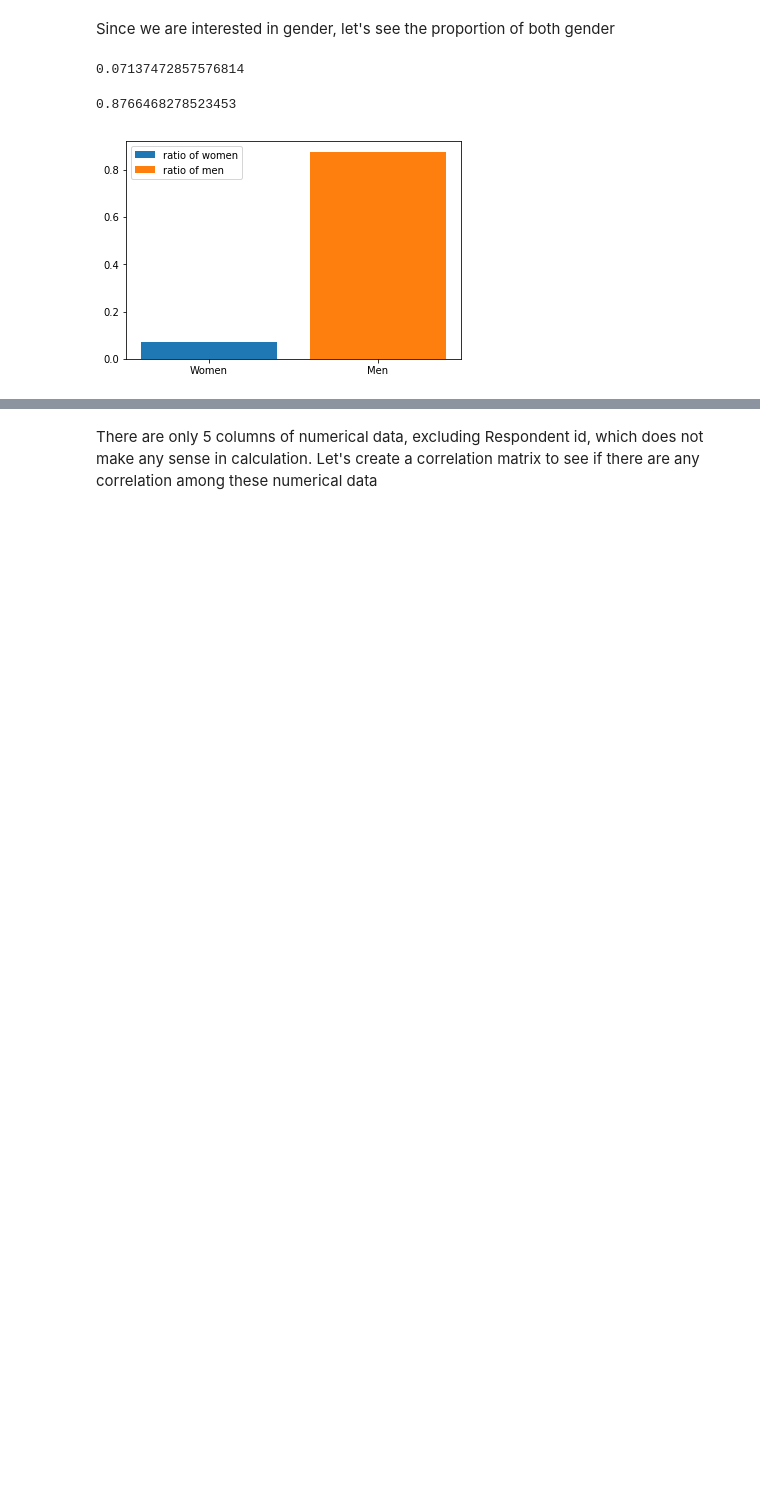
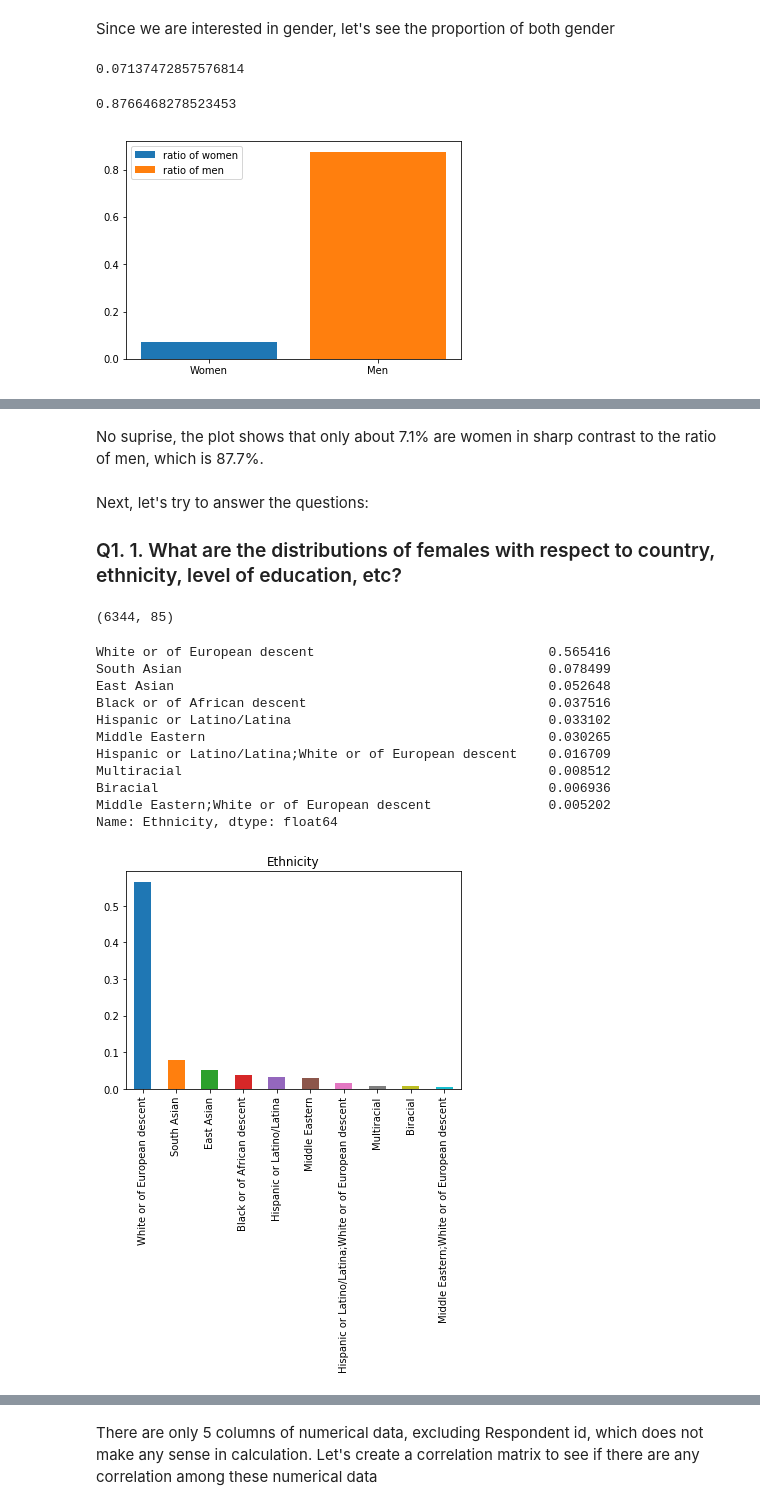
Before and after one commit to Lamasheg/stackoverflow_survey_2019, a Jupyter notebook: stackoverflow_survey.ipynb, the cells around one changed output, grey strips where cells are left out. Cells and saved outputs as stored; diff of their text form; code cells hidden in the pictures; blank space fills up the shorter version.

Commit message:
Feat: added function to count and plot certain feature
Function: plot_value_counts(df, col)

```diff
--- a/stackoverflow_survey.ipynb
+++ b/stackoverflow_survey.ipynb
@@ -108,0 +79,46 @@ sof.describe()
+# %% [markdown]
+No suprise, the plot shows that only about 7.1% are women in sharp contrast to the ratio of men, which is 87.7%.
+# %% [markdown]
+Next, let's try to answer the questions:
+### Q1. 1. What are the distributions of females with respect to country, ethnicity, level of education, etc?
+# %%
+# Choose data related to women
+women_df = sof[sof['Gender']=='Woman']
+# Drop columns with all nan values
+women_df = women_df.dropna(how='all', axis=1)
+
+# Choose data related to men for future use
+men_df = sof[sof['Gender']=='Man']
+# Drop columns with all nan values
+men_df = men_df.dropna(how='all', axis=1)
+
+women_df.shape
+# %% [output]
+(6344, 85)
+# %%
+def plot_value_counts(df, col):
+    '''
+    INPUT - df - pandas dataframe
+            col - string - the name of the column you would like to know about
+    OUTPUT -
+            vc - number - the count of each attribute in chosen column
+    '''
+    value_count = df[col].value_counts()
+    print(value_count[:10]/df.shape[0])
+    (value_count[:10]/df.shape[0]).plot(kind='bar')
+    plt.title(col)
+
+plot_value_counts(women_df,'Ethnicity')
+# %% [output]
+White or of European descent                              0.565416
+South Asian                                               0.078499
+East Asian                                                0.052648
+Black or of African descent                               0.037516
+Hispanic or Latino/Latina                                 0.033102
+Middle Eastern                                            0.030265
+Hispanic or Latino/Latina;White or of European descent    0.016709
+Multiracial                                               0.008512
+Biracial                                                  0.006936
+Middle Eastern;White or of European descent               0.005202
+Name: Ethnicity, dtype: float64
+[figure, added]
```
Also changed, not shown: parts of 44 cells of this notebook.
